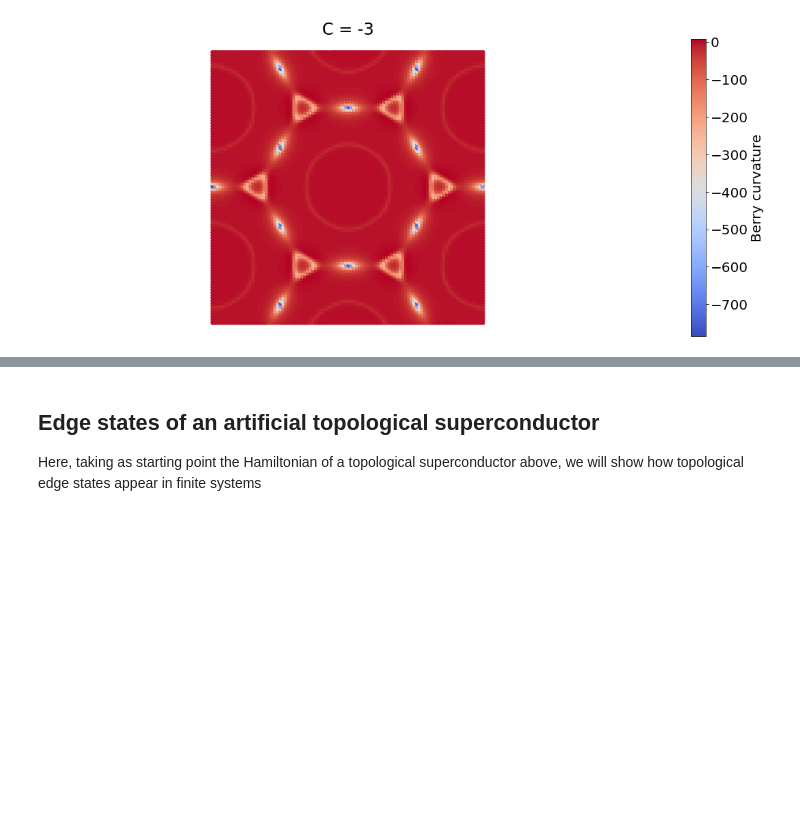
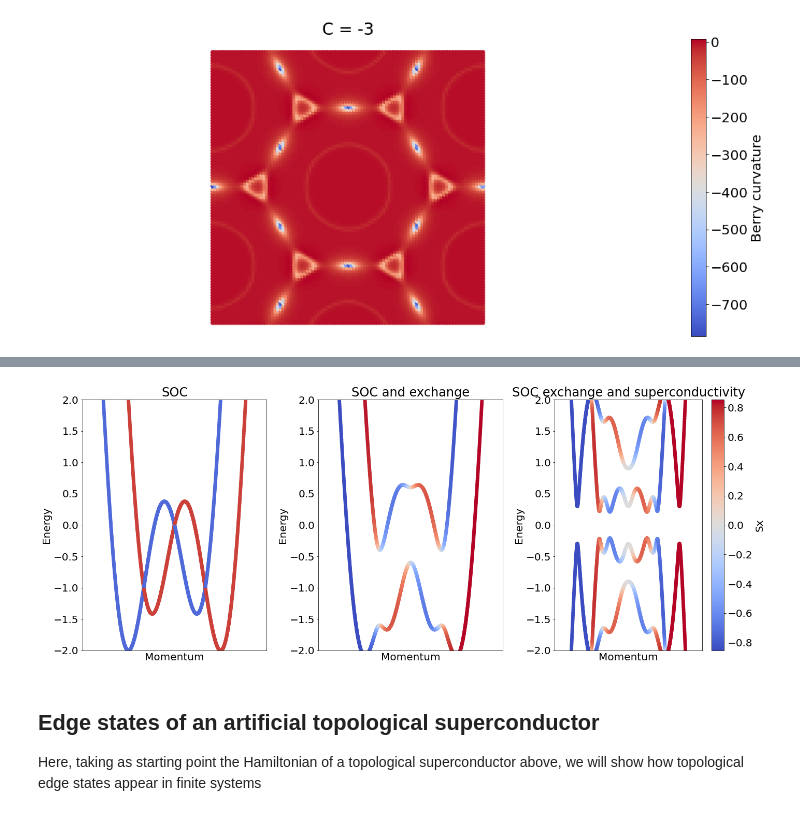
Before and after one commit to joselado/jyvaskyla_summer_school_2022, a Jupyter notebook: sessions/session2.ipynb, the cells around one changed output, grey strips where cells are left out. Cells and saved outputs as stored; diff of their text form; code cells hidden in the pictures; blank space fills up the shorter version.

```diff
--- a/sessions/session2.ipynb
+++ b/sessions/session2.ipynb
@@ -519,3 +525,34 @@ The Chern number is -3
+# %%
+# flet us now look at the three bands at the same time
+from pyqula import geometry
+
+def plot_case(h):
+    (k,e,c) = h.get_bands(operator="sx",nk=2000) # compute the bands
+    plt.scatter(k,e,c=c) ; plt.xlabel("Momentum") ; plt.ylabel("Energy")
+    plt.xticks([]) ; plt.ylim([-2.,2.]) ; plt.xlim([min(k),max(k)])
+
+
+g = geometry.triangular_lattice() # get the geometry
+h = g.get_hamiltonian() # get the Hamiltonian
+h.add_onsite(2.0) # shift chemical potential
+
+plt.subplot(1,3,1) ; plt.title("SOC")
+h.add_rashba(1.0) # Rashba spin-orbit coupling
+plot_case(h) # plot this case
+
+plt.subplot(1,3,2) ; plt.title("SOC and exchange")
+h.add_zeeman([0.,0.,0.6]) # Zeeman field
+plot_case(h) # plot this case
+
+plt.subplot(1,3,3) ; plt.title("SOC exchange and superconductivity")
+h.add_swave(.3) # add superconductivity
+plot_case(h) # plot this case
+
+plt.colorbar(label="Sx")
+
+plt.tight_layout()
+# %% [output]
+[figure, added]
 # %% [markdown]
 ## Edge states of an artificial topological superconductor
 Here, taking as starting point the Hamiltonian of a topological superconductor above, we will show how topological edge states appear in finite systems
```
Also changed, not shown: parts of 2 cells of this notebook, 2 other files.
